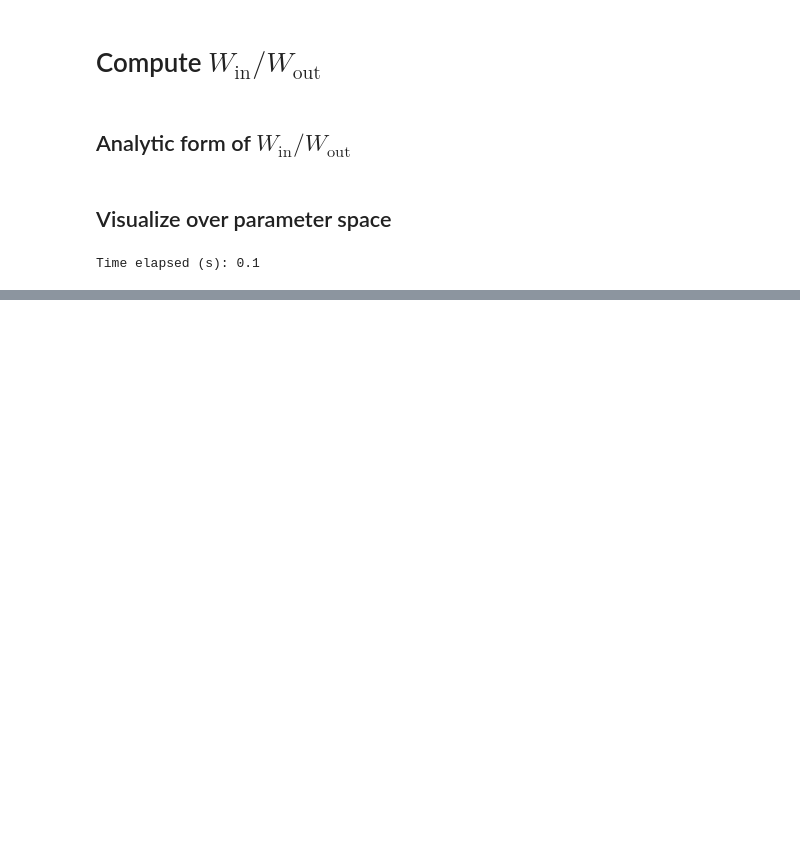
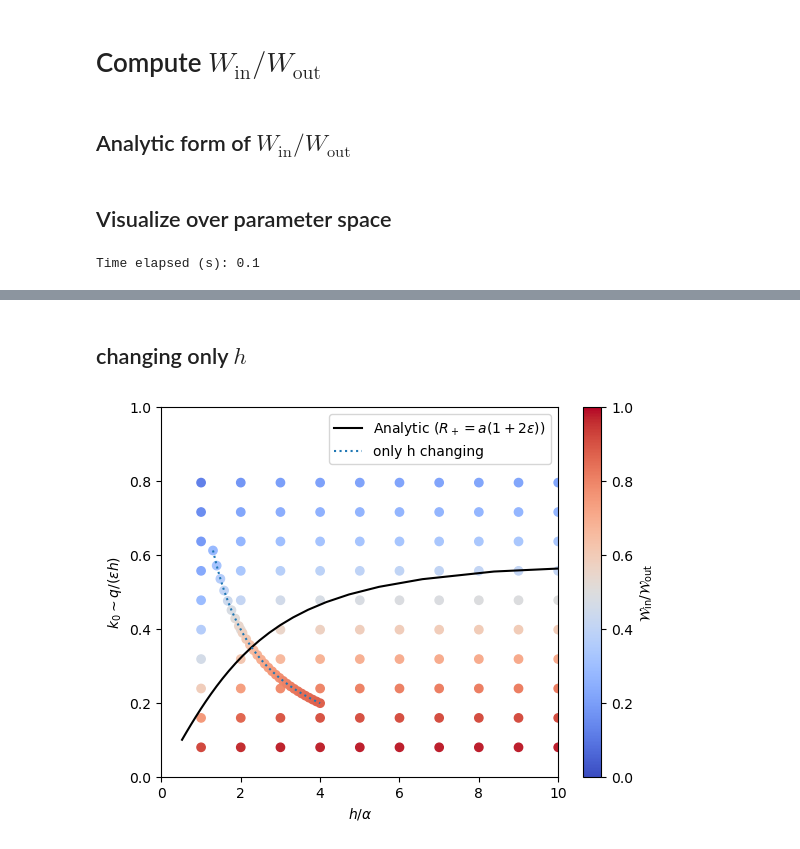
Before and after one commit to Jupiter1994/warped-disks, a Jupyter notebook: reduced-eqs-ss-param-space.ipynb, the cells around one changed output, grey strips where cells are left out. Saved outputs shown, nothing was run; the diff lists cells and outputs as text; code cells hidden in the pictures; blank space fills up the shorter version.

```diff
--- a/reduced-eqs-ss-param-space.ipynb
+++ b/reduced-eqs-ss-param-space.ipynb
@@ -602,14 +554,15 @@ Wratios_orig.shape
 # %%
 file_path = "Data/Wratios/q=5e-4to5e-3,hdivalpha=1-10.npy"
 
-data_orig = np.stack((h_div_alphas_orig, k0s_orig, Wratios_orig.flatten()))
-
-save_data = True
+save_data = False
 if save_data:
     with open(file_path, 'wb') as f:
         np.save(f, data_orig)
 
-load_data = False
+load_data = True
 if load_data:
     with open(file_path, 'rb') as f:
         data_orig_loaded = np.load(f)
+
+h_div_alphas_orig, k0s_orig, Wratios_orig = data_orig_loaded[0],\
+    data_orig_loaded[1], data_orig_loaded[2]
@@ -615,0 +573,49 @@ if load_data:
+# %% [markdown]
+## changing only $h$
+# %%
+# compute (h/alpha, k0, Wratio) for an arbitrary point
+
+N = 30
+q_arbs = 2.5e-3 * np.ones((N))
+eps_arbs = .1 * np.ones((N))
+alpha_arbs = .01 * np.ones((N))
+h_arbs = np.linspace(.013, .04, N)
+
+Wratio_arbs = compute_Win_div_Wout_vect(q_arbs, eps_arbs, h_arbs, alpha_arbs)
+k0_arbs = compute_k0(q_arbs, eps_arbs, h_arbs, alpha_arbs)
+# %%
+# plot the "border" between breaking and non-breaking regimes
+xs_border = np.asarray([1,2,3,4,5, 8.5])
+ys_border = [0.286, 0.398, 0.424, 0.458, 0.462, 0.477]
+
+#plt.plot(xs_border, ys_border, color="black", ls="--", label="True")
+# plt.plot(xs_border, .1*np.log(1.3*xs_border) + 0.286, color="black")
+
+k0s_border = np.linspace(0.1, 0.7, N)
+plt.plot(halpha_vs_k0_analytic(k0s_border), k0s_border, color="black", \
+         label=r"Analytic ($R_+=a(1+2\epsilon)$)")
+
+plt.scatter(h_div_alphas_orig, k0s_orig, c=Wratios_orig,\
+            vmin=0, vmax=1, cmap='coolwarm')
+plt.xlabel(r"$h/\alpha$")
+plt.ylabel(r"$k_0 \sim q/(\epsilon h)$")
+
+plt.scatter(h_arbs/alpha_arbs, k0_arbs,c=Wratio_arbs, vmin=0, vmax=1, \
+            cmap='coolwarm')
+plt.plot(h_arbs/alpha_arbs, k0_arbs, ls=':', label="only h changing")
+
+plt.xlim(0, 10)
+plt.ylim(0, 1)
+
+plt.colorbar(label=r"$\mathcal{W}_\text{in}/\mathcal{W}_\text{out}$")
+
+#plt.scatter([],[], s=0, label="Rplus=" + str(Rplus))
+
+plt.legend(loc='upper right')
+
+save_fig = False
+if save_fig:
+    plt.savefig("Figures/k0_vs_halpha-diff_Rplus.png")
+plt.show()
+# %% [output]
+[figure, added]
```
Also changed, not shown: parts of 20 cells of this notebook.
